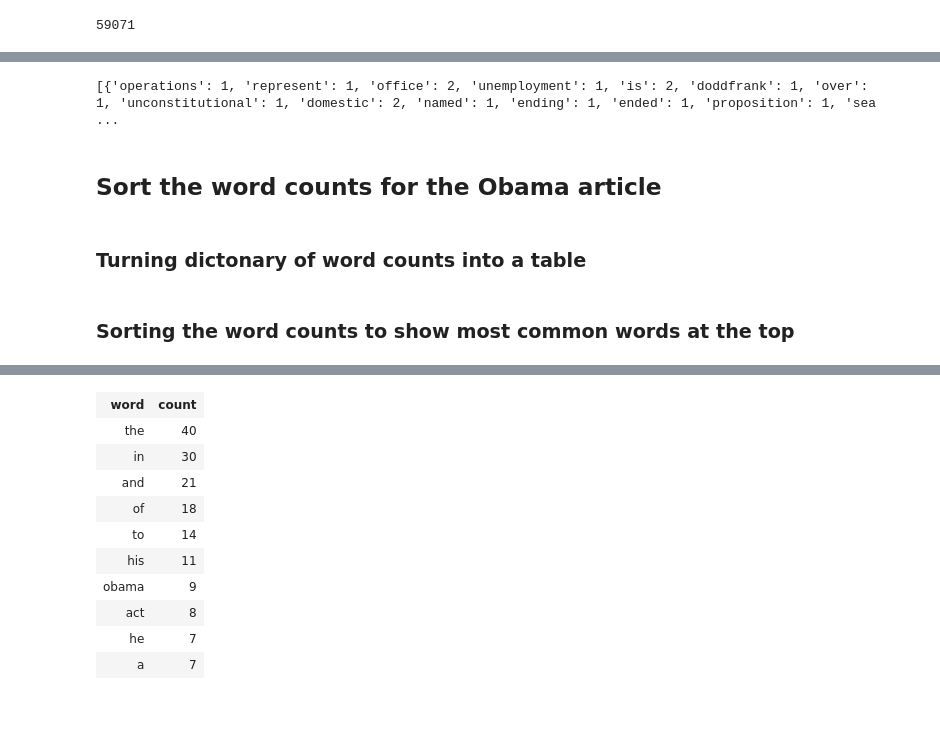
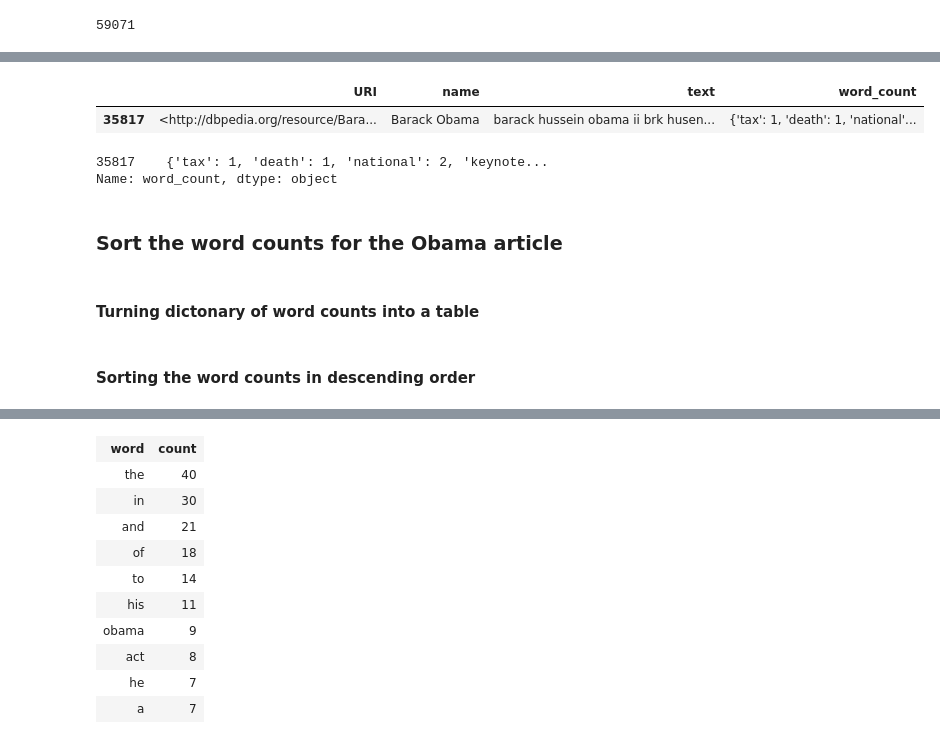
Before and after one commit to DheerajAgarwal/MachineLearning_UoW, a Jupyter notebook: Course1/Document_Retrieval.ipynb, the cells around one changed output, grey strips where cells are left out. Cells and saved outputs as stored; diff of their text form; code cells hidden in the pictures; blank space fills up the shorter version.

```diff
--- a/Course1/Document_Retrieval.ipynb
+++ b/Course1/Document_Retrieval.ipynb
@@ -66,8 +72,16 @@ obama['word_count'] = graphlab.text_analytics.count_words(obama['text'])
+# %%
+obama["word_count"] = obama["text"].copy()
+obama["word_count"] = obama["word_count"].apply(string_to_dict)
+obama
+# %% [output]
+|  | URI | name | text | word_count |
+| 35817 | <http://dbpedia.org/resource/Bara... | Barack Obama | barack hussein obama ii brk husen... | {'tax': 1, 'death': 1, 'national'... |
 # %%
-print obama['word_count']
+print (obama['word_count'])
 # %% [output]
-[{'operations': 1, 'represent': 1, 'office': 2, 'unemployment': 1, 'is': 2, 'doddfrank': 1, 'over': 1, 'unconstitutional': 1, 'domestic': 2, 'named': 1, 'ending': 1, 'ended': 1, 'proposition': 1, 'sea ...
+35817    {'tax': 1, 'death': 1, 'national': 2, 'keynote...
+Name: word_count, dtype: object
 # %% [markdown]
-## Sort the word counts for the Obama article
+### Sort the word counts for the Obama article
 # %% [markdown]
-### Turning dictonary of word counts into a table
+#### Turning dictonary of word counts into a table
@@ -76,2 +88,2 @@ obama_word_count_table = obama[['word_count']].stack('word_count', new_column_na
 # %% [markdown]
-### Sorting the word counts to show most common words at the top
+#### Sorting the word counts in descending order
```
Also changed, not shown: parts of 17 cells of this notebook.
